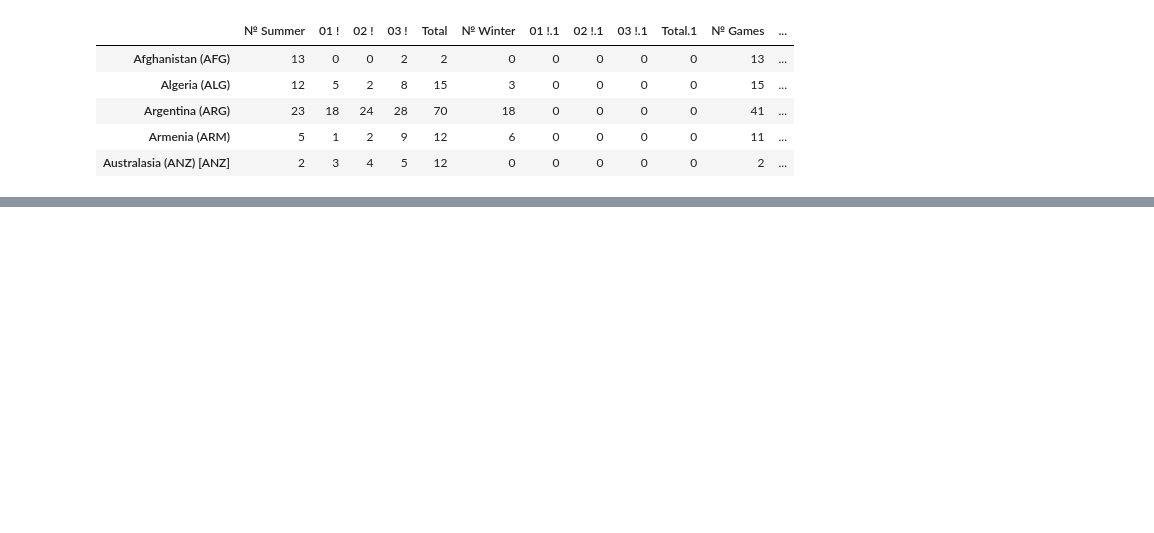
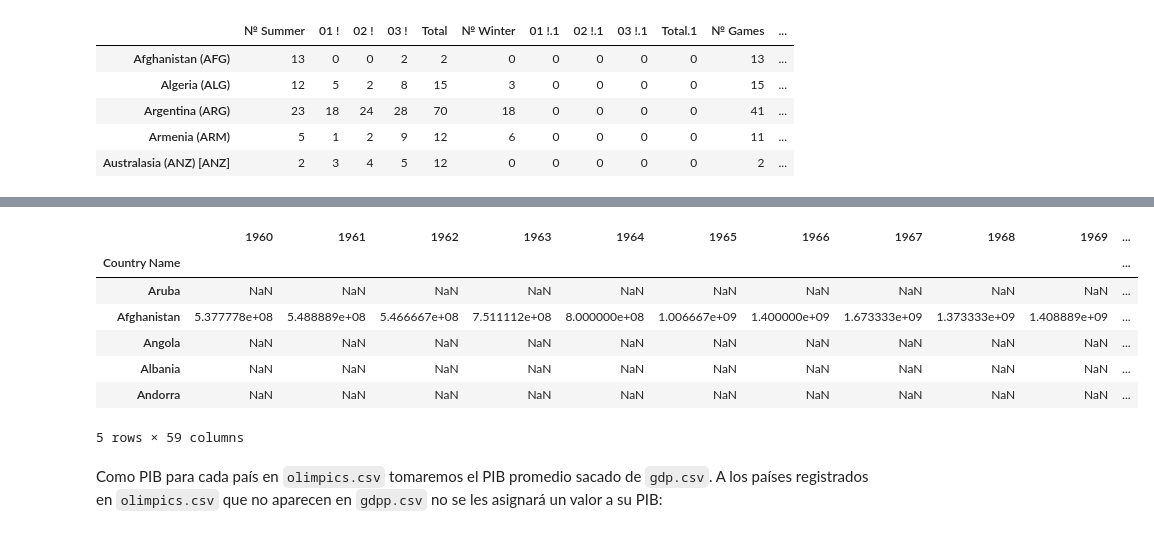
Before and after one commit to j-luisrd/Programaci-n, a Jupyter notebook: MM/Tareas/Taller_final/Taller_final.ipynb, the cells around one changed output, grey strips where cells are left out. Cells and saved outputs as stored; diff of their text form; code cells hidden in the pictures; blank space fills up the shorter version.

```diff
--- a/MM/Tareas/Taller_final/Taller_final.ipynb
+++ b/MM/Tareas/Taller_final/Taller_final.ipynb
@@ -60,0 +247,15 @@ tab.head()
+# %%
+gdp=pd.read_csv('gdp.csv',index_col=0,skiprows=3)
+gdp=gdp.drop(columns=gdp.columns[:3])
+gdp.head()
+# %% [output]
+|  | 1960 | 1961 | 1962 | 1963 | 1964 | 1965 | 1966 | 1967 | 1968 | 1969 | ... |
+| Country Name |  |  |  |  |  |  |  |  |  |  | ... |
+| Aruba | NaN | NaN | NaN | NaN | NaN | NaN | NaN | NaN | NaN | NaN | ... |
+| Afghanistan | 5.377778e+08 | 5.488889e+08 | 5.466667e+08 | 7.511112e+08 | 8.000000e+08 | 1.006667e+09 | 1.400000e+09 | 1.673333e+09 | 1.373333e+09 | 1.408889e+09 | ... |
+| Angola | NaN | NaN | NaN | NaN | NaN | NaN | NaN | NaN | NaN | NaN | ... |
+| Albania | NaN | NaN | NaN | NaN | NaN | NaN | NaN | NaN | NaN | NaN | ... |
+| Andorra | NaN | NaN | NaN | NaN | NaN | NaN | NaN | NaN | NaN | NaN | ... |
+5 rows × 59 columns
+# %% [markdown]
+Como PIB para cada país en `olimpics.csv` tomaremos el PIB promedio sacado de `gdp.csv`. A los países registrados en `olimpics.csv` que no aparecen en `gdpp.csv` no se les asignará un valor a su PIB:
```
Also changed, not shown: parts of 49 cells of this notebook, 3 other files.
